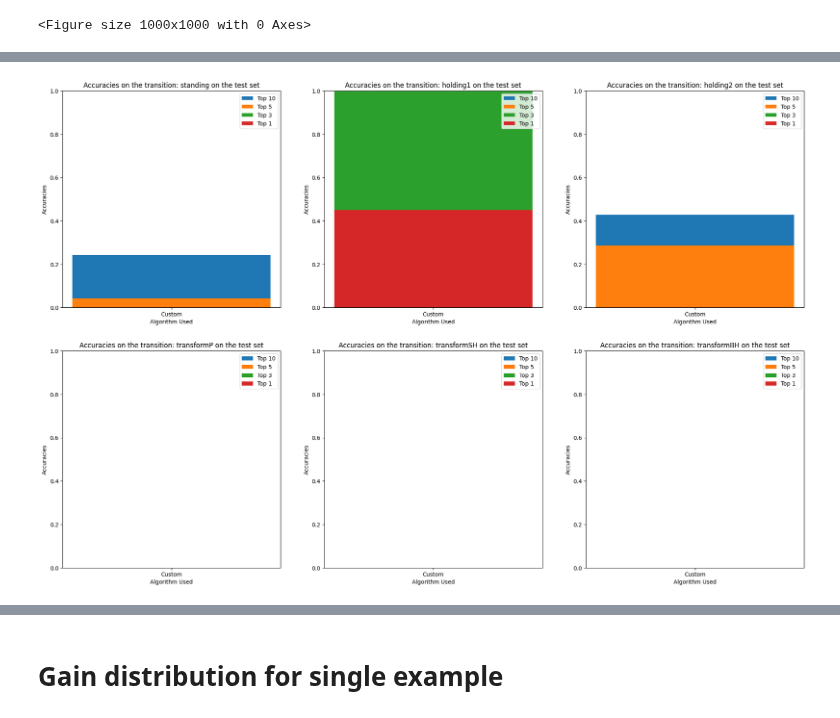
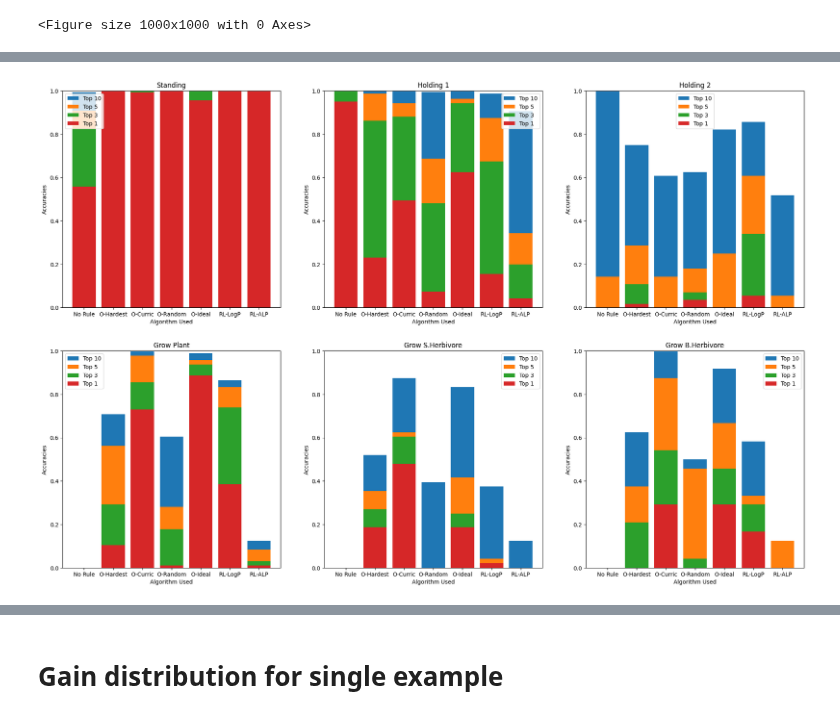
Before and after one commit to flowersteam/WorldLLM, a Jupyter notebook: plots/evaluate_worldmodel.ipynb, the cells around one changed output, grey strips where cells are left out. Saved outputs shown, nothing was run; the diff lists cells and outputs as text; code cells hidden in the pictures.

Commit message:
plot: add possibility to change names for plot

```diff
--- a/plots/evaluate_worldmodel.ipynb
+++ b/plots/evaluate_worldmodel.ipynb
@@ -123,10 +150,7 @@ algorithm_used= ["Random"] + algorithm_used
 # %%
-#Replace None by "None"
-all_rules = ["None" if x is None else x for x in all_rules]
-algorithm_used = ["None" if x is None else x for x in algorithm_used]
-
 #Filter only these algos
-ALGOS_TO_KEEP = ["None","PB","CP","RB","DB","LL","ALP","ALPEXP","F-DB","Custom"]
+ALGOS_TO_KEEP = ["No Rule", "O-Hardest","O-Curriculum","O-Random","O-Ideal","RL-LogP","RL-ALP","RL-ALPEXP","F-LL","F-ALPEXP","F-ALP","F-Random","F-Ideal"]
+# ALGOS_TO_KEEP = ["No Rule", "O-Hardest","O-Curric","O-Random","O-Ideal","RL-LogP","RL-ALP"]
 for i in range(len(all_scores)):
     for j in range(len(all_scores[i])):
         all_scores[i][j] = [all_scores[i][j][k] for k in range(len(all_scores[i][j])) if algorithm_used[k] in ALGOS_TO_KEEP]
@@ -223,7 +247,7 @@ plt.show()
 # %% [markdown]
 # Results per transition type
 # %%
-unique_transition_type = ["standing", "holding1", "holding2","transformP", "transformSH", "transformBH"]
+unique_transition_type = list(trans_names_for_plot.values())
 all_accuracies = {key:{"Top 1":[0 for _ in range(len(all_rules))], "Top 3":[0 for _ in range(len(all_rules))], "Top 5":[0 for _ in range(len(all_rules))], "Top 10":[0 for _ in range(len(all_rules))]} for key in unique_transition_type}
 n_transitions_per_type = {key:0 for key in unique_transition_type}
 
@@ -262,7 +286,7 @@ for transition_type in unique_transition_type:
         accuracies_per_algo_per_type[transition_type][algo]["Top 10"].append(all_accuracies[transition_type]["Top 10"][i_algo])
 # %%
 # Get performance for all transition for an algorithm for latex
-algo_name = "None"
+algo_name = "No Rule"
 top = "Top 1"
 for transition_type in unique_transition_type:
     print(format(np.mean(accuracies_per_algo_per_type[transition_type][algo_name][top]), ".2f") + " || " + format(np.std(accuracies_per_algo_per_type[transition_type][algo_name][top]), ".2f"), end=" & ")
@@ -286,3 +311,9 @@ for i_algo_name, algo_name in enumerate(algo_names):
 plt.show()
 # %% [output]
 <Figure size 1000x1000 with 0 Axes>
+# %%
+for algo in ["No Rule","O-Random","O-Ideal","O-Curric", "O-Hardest","RL-LogP","RL-ALP"]:
+    print(f"{algo} ", end="")
+    for transition_type in accuracies_per_algo_per_type:
+        print(f"& {format(np.mean(accuracies_per_algo_per_type[transition_type][algo]['Top 3']), '.2f')} $\pm$ {format(np.std(accuracies_per_algo_per_type[transition_type][algo]['Top 3']), '.2f')} ", end="")
+    print(r"\\")
@@ -289,21 +328,21 @@ plt.show()
 # %%
 #Plot bar plot of success rate per algorithm for each transition type
 plt.figure(figsize=(24,24))
 for i_type, transition_type in enumerate(unique_transition_type):
     plt.subplot(3,3,i_type+1)
     plt.bar(accuracies_per_algo_per_type[transition_type].keys(), [np.mean(rate["Top 10"]) for rate in accuracies_per_algo_per_type[transition_type].values()], label="Top 10")
     plt.bar(accuracies_per_algo_per_type[transition_type].keys(), [np.mean(rate["Top 5"]) for rate in accuracies_per_algo_per_type[transition_type].values()], label="Top 5")
     plt.bar(accuracies_per_algo_per_type[transition_type].keys(), [np.mean(rate["Top 3"]) for rate in accuracies_per_algo_per_type[transition_type].values()], label="Top 3")
     plt.bar(accuracies_per_algo_per_type[transition_type].keys(), [np.mean(rate["Top 1"]) for rate in accuracies_per_algo_per_type[transition_type].values()], label="Top 1")
     plt.legend()
     plt.ylim(0,1)
     # plt.errorbar(accuracies_per_algo_per_type[transition_type].keys(), [np.mean(rate["Top 1"]) for rate in accuracies_per_algo_per_type[transition_type].values()], [np.std(rate["Top 1"]) for rate in accuracies_per_algo_per_type[transition_type].values()], fmt='o', color='black')
-    plt.title(f"Accuracies on the transition: {transition_type} on the test set")
+    plt.title(f"{transition_type}")
     plt.xlabel("Algorithm Used")
     plt.ylabel("Accuracies")
 plt.show()
 # %% [output]
-[figure, old version]
+[figure, new version]
 # %%
 #Plot bar plot of the median success rate per algorithm for each transition type
 plt.figure(figsize=(24,24))
```
Also changed, not shown: parts of 17 cells of this notebook.
